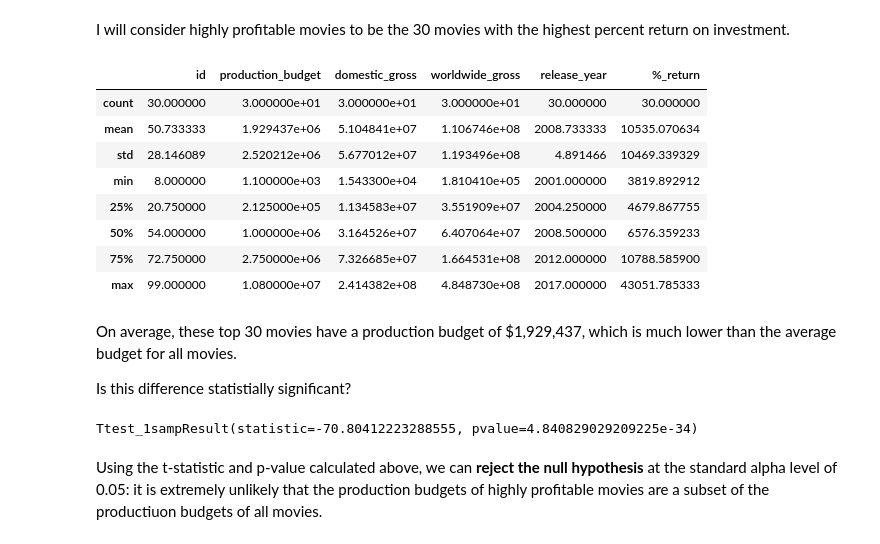
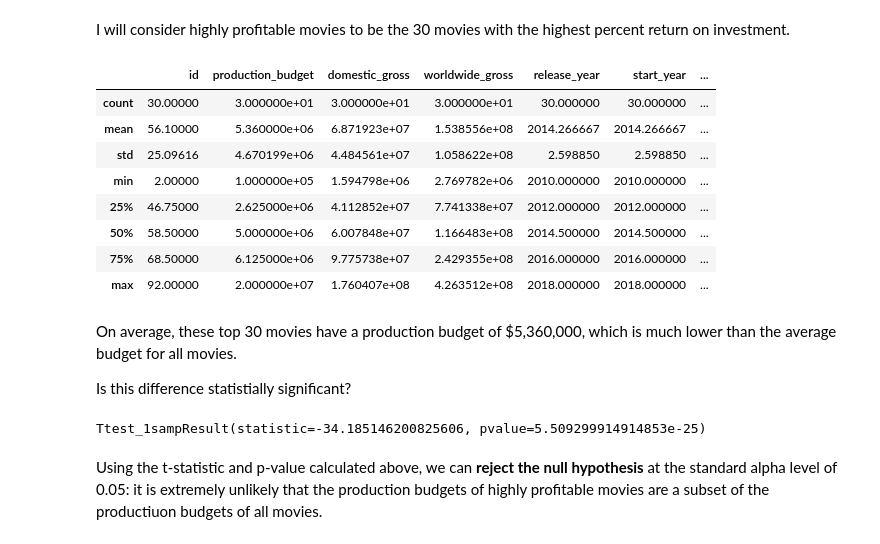
Before and after one commit to ccsurratt/highly_profitable_film_analysis, a Jupyter notebook: notebook.ipynb, the cells around one changed output. Saved outputs shown, nothing was run; the diff lists cells and outputs as text; code cells hidden in the pictures.

```diff
--- a/notebook.ipynb
+++ b/notebook.ipynb
@@ -123 +142,4 @@ numbers = numbers.loc[numbers['release_year'] >= 2000]
+# %%
+movies = numbers.merge(imdb, how='inner', left_on=['movie', 'release_year'],
+                       right_on=['original_title', 'start_year'])
 # %%
@@ -137,5 +161,6 @@ These statistics show that on average, films released from 2000-2020 cost approx
 
 Looking at total gross revenue will give us some sense of what types of films perform best overall, but it will also be useful to consider the relationship between revenue and production budget. Therefore, I will create a new column called "%_return" that gives the gross revenue as a percentage of the production budget. The formula used can be seen in the cell below. I will also sort the dataframe by this column so that the most profitable films are easily accessible.
 # %%
-numbers['%_return'] = (numbers['worldwide_gross']-numbers['production_budget'])/numbers['production_budget']*100
-numbers.sort_values(by=['%_return'], ascending=False, inplace=True)
+# percent return = (earnings - cost) / cost
+movies['%_return'] = (movies['worldwide_gross']-movies['production_budget'])/movies['production_budget']*100
+movies.sort_values(by=['%_return'], ascending=False, inplace=True)
@@ -184,20 +225,20 @@ This led me to question: Are the budgets of these highly profitable movies diffe
 # %% [markdown]
 I will consider highly profitable movies to be the 30 movies with the highest percent return on investment.
 # %%
-subset = numbers.head(30)
+subset = movies.head(30)
 subset.describe()
 # %% [output]
-|  | id | production_budget | domestic_gross | worldwide_gross | release_year | %_return |
-| count | 30.000000 | 3.000000e+01 | 3.000000e+01 | 3.000000e+01 | 30.000000 | 30.000000 |
-| mean | 50.733333 | 1.929437e+06 | 5.104841e+07 | 1.106746e+08 | 2008.733333 | 10535.070634 |
-| std | 28.146089 | 2.520212e+06 | 5.677012e+07 | 1.193496e+08 | 4.891466 | 10469.339329 |
-| min | 8.000000 | 1.100000e+03 | 1.543300e+04 | 1.810410e+05 | 2001.000000 | 3819.892912 |
-| 25% | 20.750000 | 2.125000e+05 | 1.134583e+07 | 3.551909e+07 | 2004.250000 | 4679.867755 |
-| 50% | 54.000000 | 1.000000e+06 | 3.164526e+07 | 6.407064e+07 | 2008.500000 | 6576.359233 |
-| 75% | 72.750000 | 2.750000e+06 | 7.326685e+07 | 1.664531e+08 | 2012.000000 | 10788.585900 |
-| max | 99.000000 | 1.080000e+07 | 2.414382e+08 | 4.848730e+08 | 2017.000000 | 43051.785333 |
+|  | id | production_budget | domestic_gross | worldwide_gross | release_year | start_year | ... |
+| count | 30.00000 | 3.000000e+01 | 3.000000e+01 | 3.000000e+01 | 30.000000 | 30.000000 | ... |
+| mean | 56.10000 | 5.360000e+06 | 6.871923e+07 | 1.538556e+08 | 2014.266667 | 2014.266667 | ... |
+| std | 25.09616 | 4.670199e+06 | 4.484561e+07 | 1.058622e+08 | 2.598850 | 2.598850 | ... |
+| min | 2.00000 | 1.000000e+05 | 1.594798e+06 | 2.769782e+06 | 2010.000000 | 2010.000000 | ... |
+| 25% | 46.75000 | 2.625000e+06 | 4.112852e+07 | 7.741338e+07 | 2012.000000 | 2012.000000 | ... |
+| 50% | 58.50000 | 5.000000e+06 | 6.007848e+07 | 1.166483e+08 | 2014.500000 | 2014.500000 | ... |
+| 75% | 68.50000 | 6.125000e+06 | 9.775738e+07 | 2.429355e+08 | 2016.000000 | 2016.000000 | ... |
+| max | 92.00000 | 2.000000e+07 | 1.760407e+08 | 4.263512e+08 | 2018.000000 | 2018.000000 | ... |
 # %% [markdown]
-On average, these top 30 movies have a production budget of $1,929,437, which is much lower than the average budget for all movies.
+On average, these top 30 movies have a production budget of $5,360,000, which is much lower than the average budget for all movies.
 
 Is this difference statistially significant?
 # %%
@@ -207,6 +248,6 @@ mu = numbers['production_budget'].mean()
 # %%
 stats.ttest_1samp(a=sample, popmean=mu)
 # %% [output]
-Ttest_1sampResult(statistic=-70.80412223288555, pvalue=4.840829029209225e-34)
+Ttest_1sampResult(statistic=-34.185146200825606, pvalue=5.509299914914853e-25)
 # %% [markdown]
 Using the t-statistic and p-value calculated above, we can **reject the null hypothesis** at the standard alpha level of 0.05: it is extremely unlikely that the production budgets of highly profitable movies are a subset of the productiuon budgets of all movies.
```
Also changed, not shown: parts of 50 cells of this notebook.
